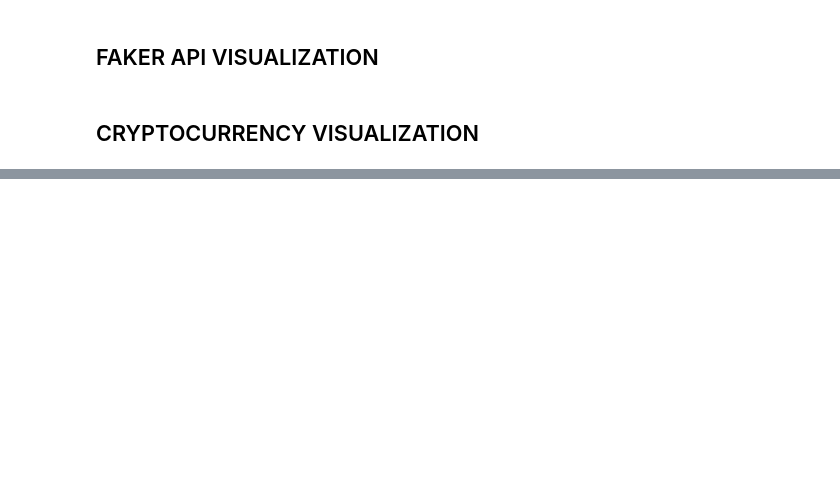
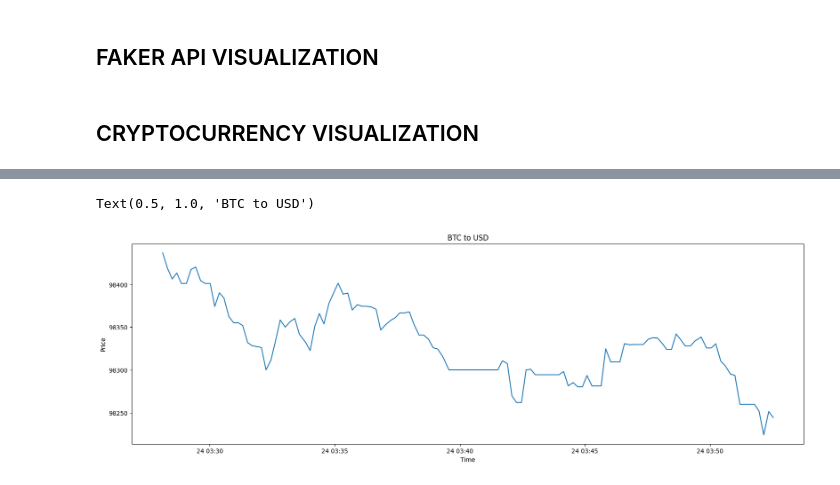
Before and after one commit to OnlyUsePascal/docker-kafka-cassandra-main, a Jupyter notebook: consumer-visualize/python/blog-visuals.ipynb, the cells around one changed output, grey strips where cells are left out. Saved outputs shown, nothing was run; the diff lists cells and outputs as text; code cells hidden in the pictures; blank space fills up the shorter version.

Commit message:
visualize - custom jupyter

```diff
--- a/consumer-visualize/python/blog-visuals.ipynb
+++ b/consumer-visualize/python/blog-visuals.ipynb
@@ -67,3 +67,7 @@ Text(0.5, 1.0, 'Recorded temperature in Melbourne (Celcisus)')
 ## FAKER API VISUALIZATION
 # %% [markdown]
 ## CRYPTOCURRENCY VISUALIZATION
+# %%
+customDF = getDF(CUSTOM_TABLE)
+
+print(customDF)
@@ -69,0 +89,11 @@ Text(0.5, 1.0, 'Recorded temperature in Melbourne (Celcisus)')
+# %%
+customDF = customDF.sort_values('time')
+
+plt.figure(figsize=(20,6))
+plt.plot(customDF['time'], customDF['ask'])
+plt.xlabel("Time")
+plt.ylabel("Price")
+plt.title(f'BTC to USD')
+# %% [output]
+Text(0.5, 1.0, 'BTC to USD')
+[figure, added]
```
Also changed, not shown: parts of 4 cells of this notebook.
